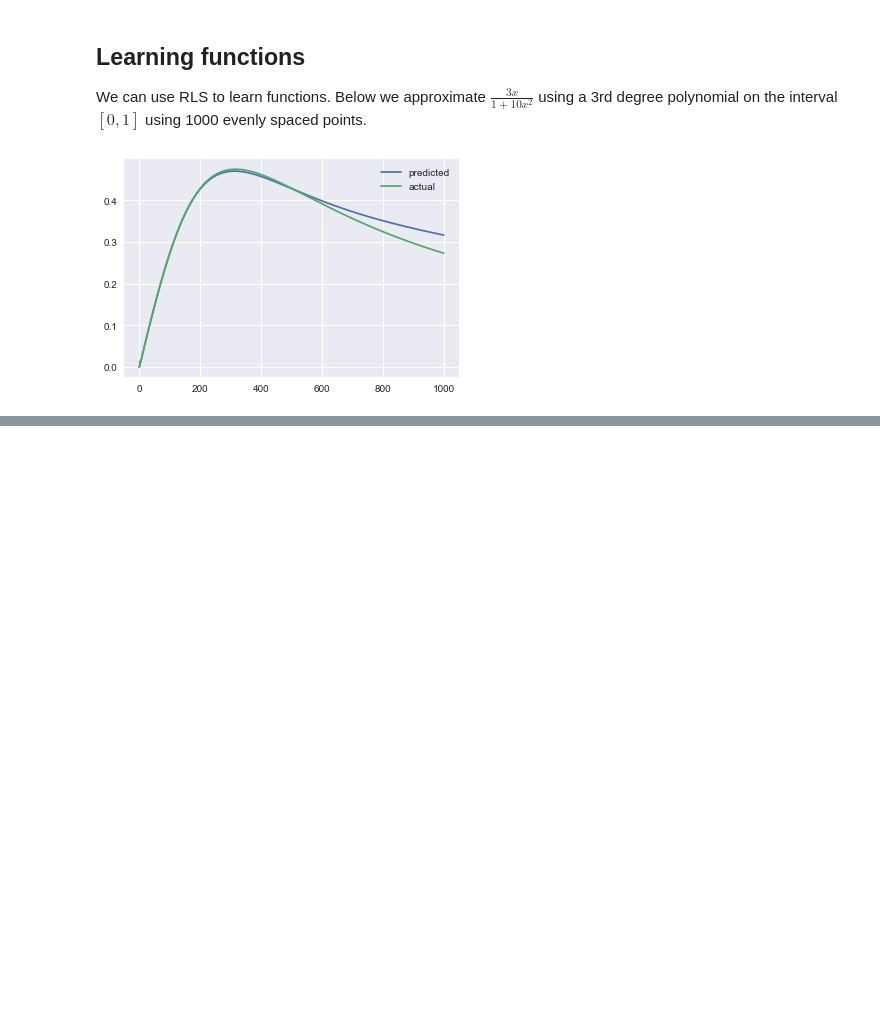
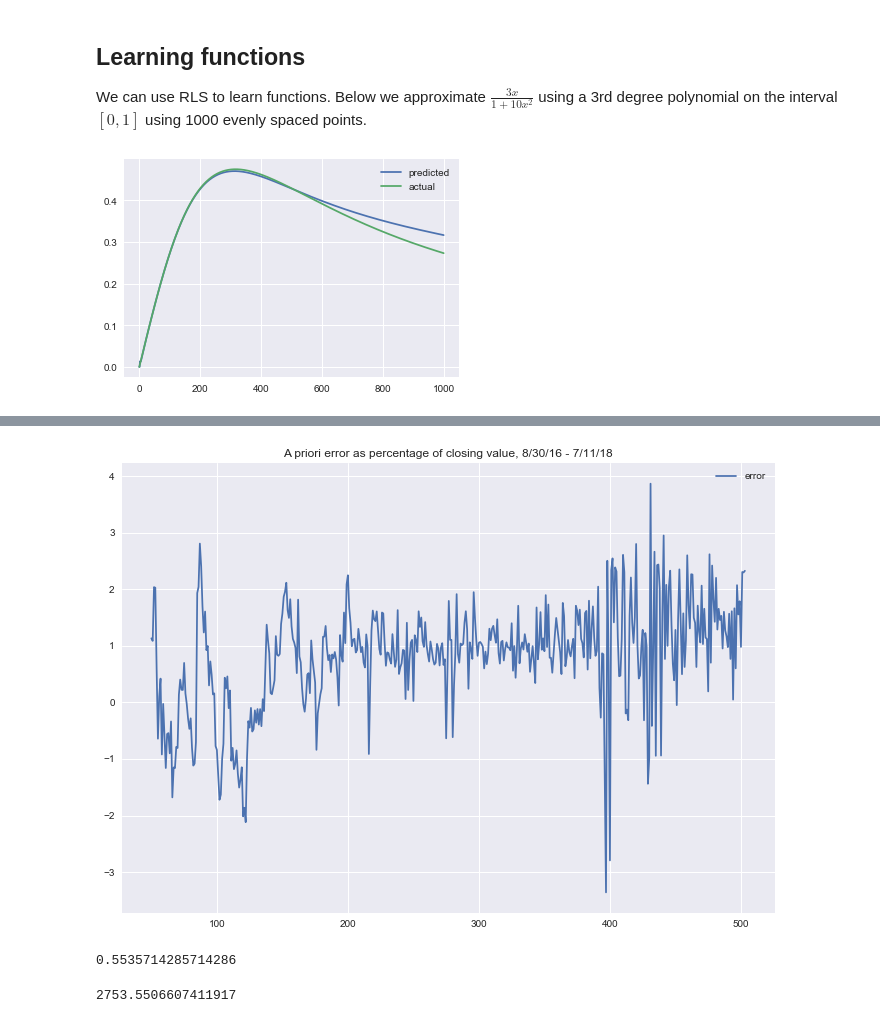
Before and after one commit to craig-m-k/Recursive-least-squares, a Jupyter notebook: RLS.ipynb, the cells around one changed output, grey strips where cells are left out. Drawn from its saved outputs; the diff is of its cells as text; code cells hidden in the pictures; blank space fills up the shorter version.

```diff
--- a/RLS.ipynb
+++ b/RLS.ipynb
@@ -182,0 +216,26 @@ plt.show()
+# %%
+# Plot the a priori (instantaneous) error
+pred_error = np.array(pred_error)
+ax = plt.plot(pred_x[50:], 100*pred_error[50:]/y[50:],label='error')
+_ = plt.title("A priori error as percentage of closing value, 8/30/16 - 7/11/18")
+plt.legend()
+plt.show()
+# %% [output]
+[figure, added]
+# %%
+# Determine how often the model predicted the correct market direction
+correct_sign = 0
+for i in range(1,test_size):
+    if np.sign(y[i]-y[i-1]) == np.sign(pred_x[i]-pred_x[i-1]):
+        correct_sign += 1
+print(float(correct_sign)/test_size)
+# %% [output]
+0.5535714285714286
+# %%
+# Predict the S&P closing price for 7/12/18
+x = np.matrix(np.zeros((1,num_vars)))
+for j in range(num_vars):
+    x[0,j] = (test_size)**j
+LS.predict(x.T)
+# %% [output]
+2753.5506607411917
```
Also changed, not shown: parts of 7 cells of this notebook.
